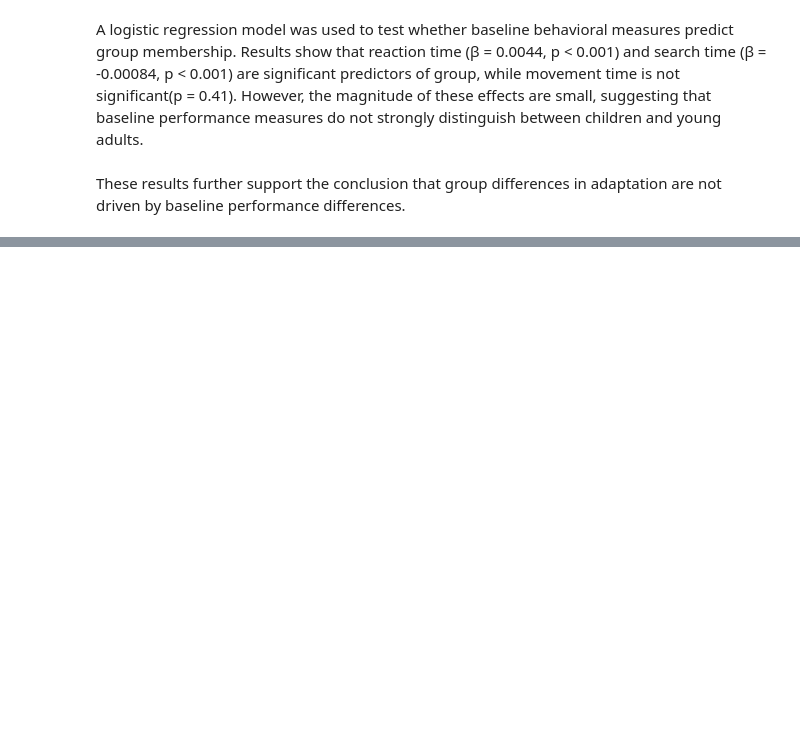
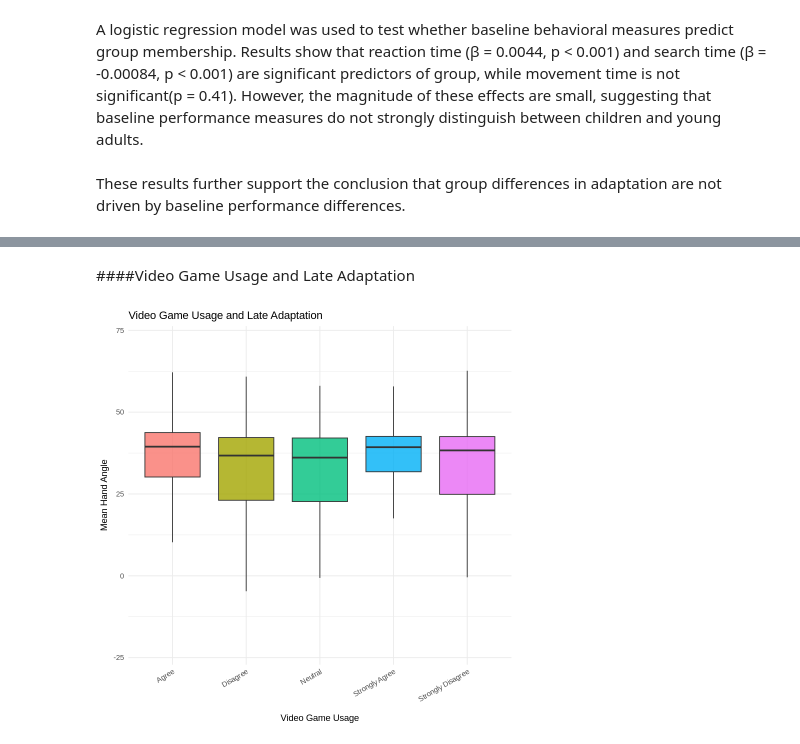
Before and after one commit to scelliot-cpu/Elliott_DSPN_26_FinalProject, a Jupyter notebook: Elliott_DSPN_S26_FinalProject.ipynb, the cells around one changed output, grey strips where cells are left out. Saved outputs shown, nothing was run; the diff lists cells and outputs as text; code cells hidden in the pictures; blank space fills up the shorter version.

```diff
--- a/Elliott_DSPN_S26_FinalProject.ipynb
+++ b/Elliott_DSPN_S26_FinalProject.ipynb
@@ -562,0 +569,9 @@ These results further support the conclusion that group differences in adaptatio
+# %%
+demo_data <- clean_data %>%
+  select(Subject.ID, clumsy, videogames, Sleep, ComputerUsage) %>%
+  distinct()
+
+summary_data <- summary_data %>%
+  left_join(demo_data, by = "Subject.ID")
+
+head(summary_data)
@@ -562,0 +590,10 @@ These results further support the conclusion that group differences in adaptatio
+# %%
+late_data <- summary_data %>%
+  filter(Stage == "Late Adaptation")
+
+model_explore <- lm(
+  mean_angle ~ clumsy + videogames + Sleep + ComputerUsage,
+  data = late_data
+)
+
+summary(model_explore)
@@ -562,0 +624,17 @@ These results further support the conclusion that group differences in adaptatio
+# %% [markdown]
+####Video Game Usage and Late Adaptation
+# %%
+ggplot(late_data, aes(x = videogames, y = mean_angle, fill = videogames)) +
+  geom_boxplot(outlier.shape = NA, alpha = 0.8) +
+  theme_minimal() +
+  theme(
+    legend.position = "none",
+    axis.text.x = element_text(angle = 30, hjust = 1)
+  ) +
+  labs(
+    title = "Video Game Usage and Late Adaptation",
+    x = "Video Game Usage",
+    y = "Mean Hand Angle"
+  )
+# %% [output]
+[figure, added]
```
Also changed, not shown: parts of 13 cells of this notebook.
